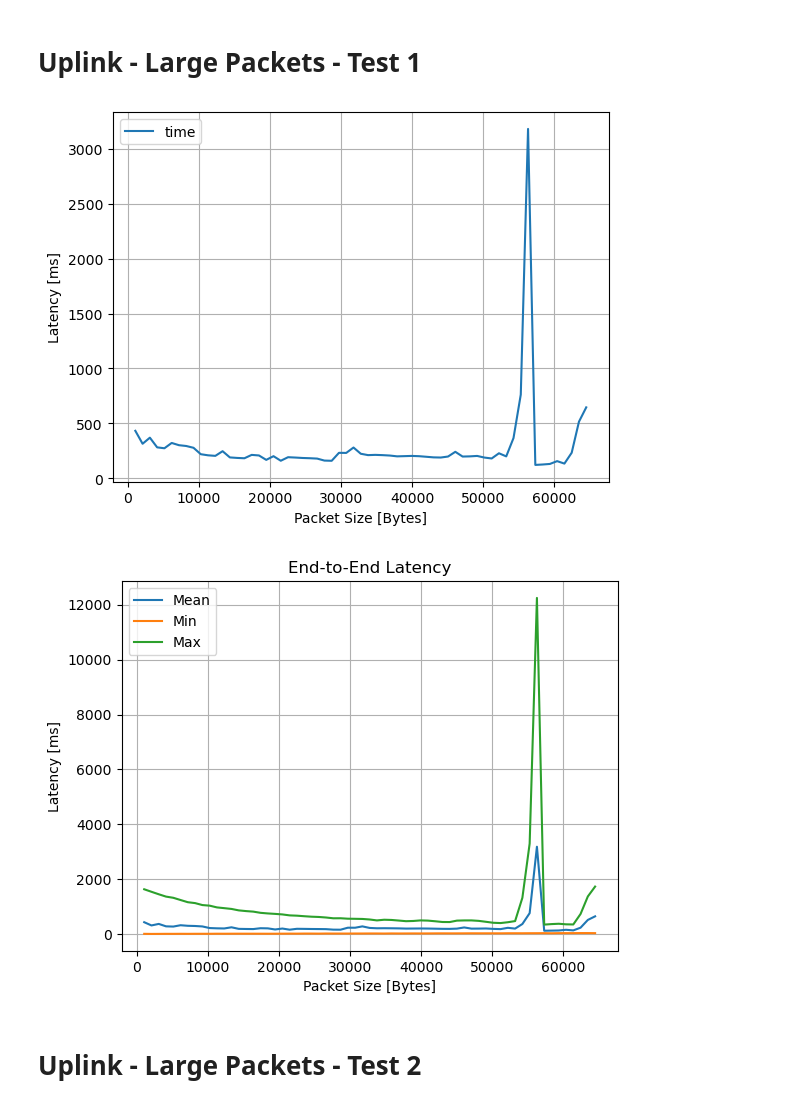
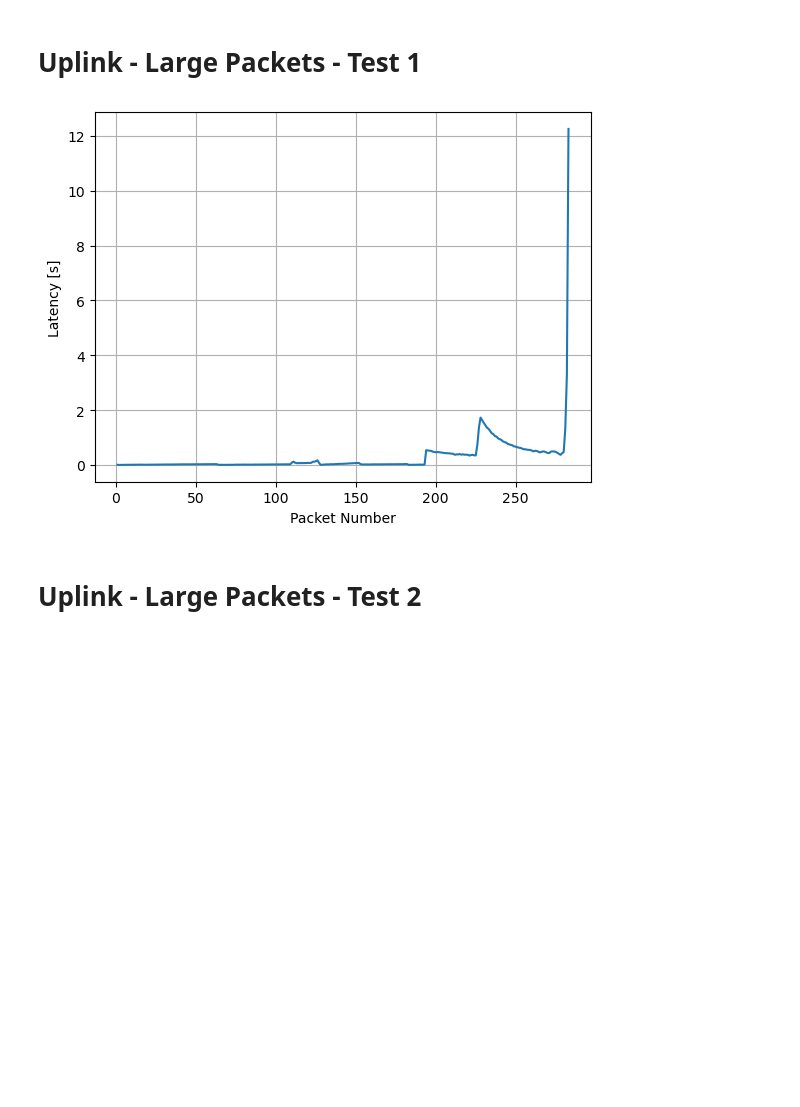
Before and after one commit to AAUCrisp/P8-ORAN-Delays, a Jupyter notebook: End-2-End/end-to-end-anal.ipynb, the cells around one changed output. Cells and saved outputs as stored; diff of their text form; code cells hidden in the pictures; blank space fills up the shorter version.

```diff
--- a/End-2-End/end-to-end-anal.ipynb
+++ b/End-2-End/end-to-end-anal.ipynb
@@ -81,26 +81,17 @@ plt.show()
 # %%
 df = pd.read_csv("uplink-test-1.csv")
 #df = df[df["count"] < 110]
-df = df.drop(["count"], axis=1)
-df["time"] = df["time"] * 1000
+#df = df.drop(["count"], axis=1)
+df["time"] = df["time"]
 
-df.groupby("size").mean().plot(legend=True)
-plt.xlabel("Packet Size [Bytes]")
-plt.ylabel("Latency [ms]")
+df.plot(x="count", y="time", legend=False)
 plt.grid()
+plt.ylabel("Latency [s]")
+plt.xlabel("Packet Number")
+plt.savefig("failed_ul_test_1.png")
 plt.show()
-
-dg = df.groupby("size").describe().reset_index().plot(x=0, y=[2, 4, 8], legend=False)
-plt.xlabel("Packet Size [Bytes]")
-plt.ylabel("Latency [ms]")
-plt.grid()
-plt.legend(["Mean", "Min", "Max"])
-plt.title("End-to-End Latency")
-plt.savefig("ul-large-packets-end-to-end-latency-1.png")
-plt.show()
 # %% [output]
-[figure, old version]
+[figure, new version]
-[figure, removed]
 # %% [markdown]
 # Uplink - Large Packets - Test 2
 # %%
```
Also changed, not shown: parts of 5 cells of this notebook.
